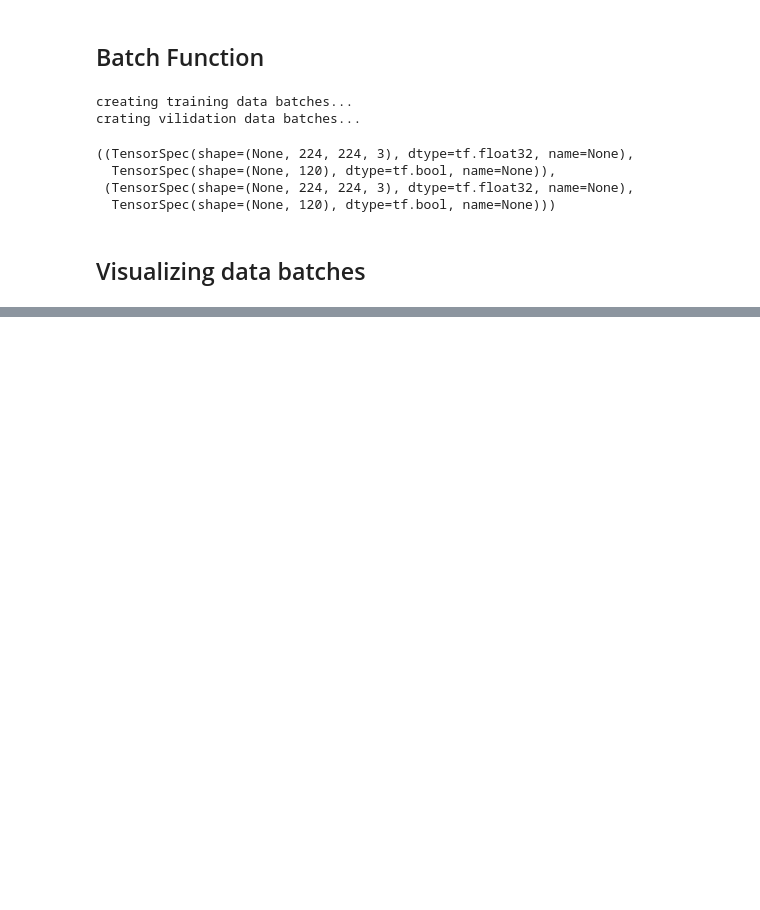
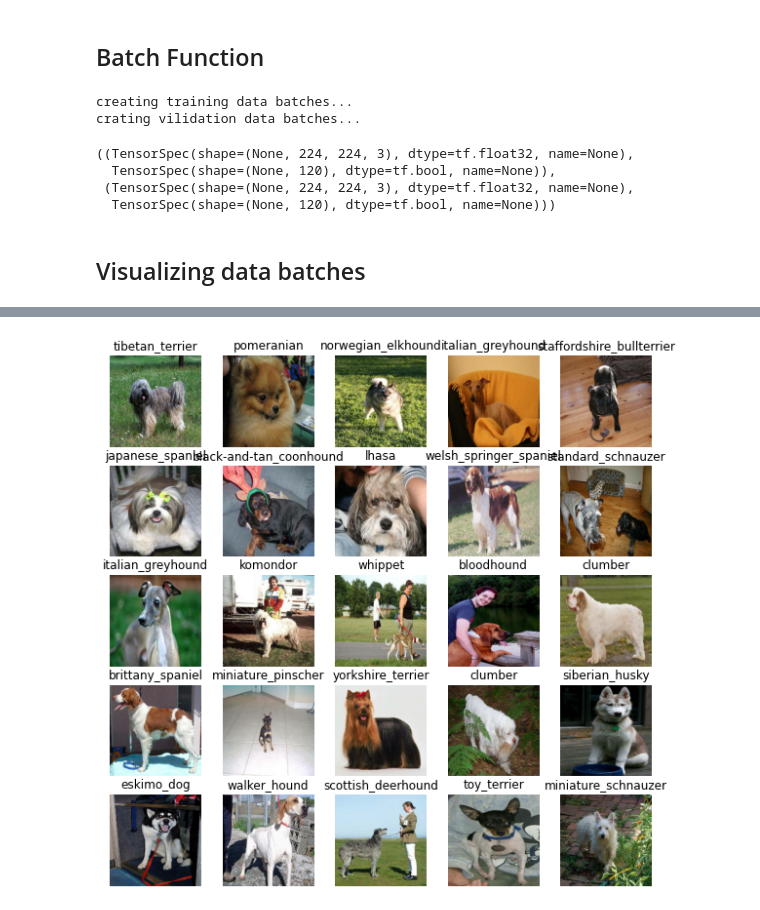
Before and after one commit to moritzWa/dog-breed-identification, a Jupyter notebook: dog_vision.ipynb, the cells around one changed output, grey strips where cells are left out. Cells and saved outputs as stored; diff of their text form; code cells hidden in the pictures; blank space fills up the shorter version.

Commit message:
Visualizing data batches

```diff
--- a/dog_vision.ipynb
+++ b/dog_vision.ipynb
@@ -296,3 +296,26 @@ train_data_batches.element_spec, Val_data_batches.element_spec
   TensorSpec(shape=(None, 120), dtype=tf.bool, name=None)))
 # %% [markdown]
 ## Visualizing data batches
+# %%
+import matplotlib.pyplot as plt
+
+def show_25_images(images, labels):
+  plt.figure(figsize=(10,10))
+
+  for i in range(25):
+
+    # 5*5 subplot
+    ax = plt.subplot(5, 5, i+1)
+
+    # display img
+    plt.imshow(images[i])
+
+    # add img label as title
+    plt.title(unique_breeds[labels[i].argmax()])
+
+    # turn off grid lines
+    plt.axis("off")
+# %%
+# unbatch for visualizaiton
+train_images, train_labels = next(train_data_batches.as_numpy_iterator())
+len(train_images), len(train_labels)
@@ -298,0 +341,4 @@ train_data_batches.element_spec, Val_data_batches.element_spec
+# %%
+show_25_images(train_images, train_labels)
+# %% [output]
+[figure, added]
```
Also changed, not shown: parts of 3 cells of this notebook.
